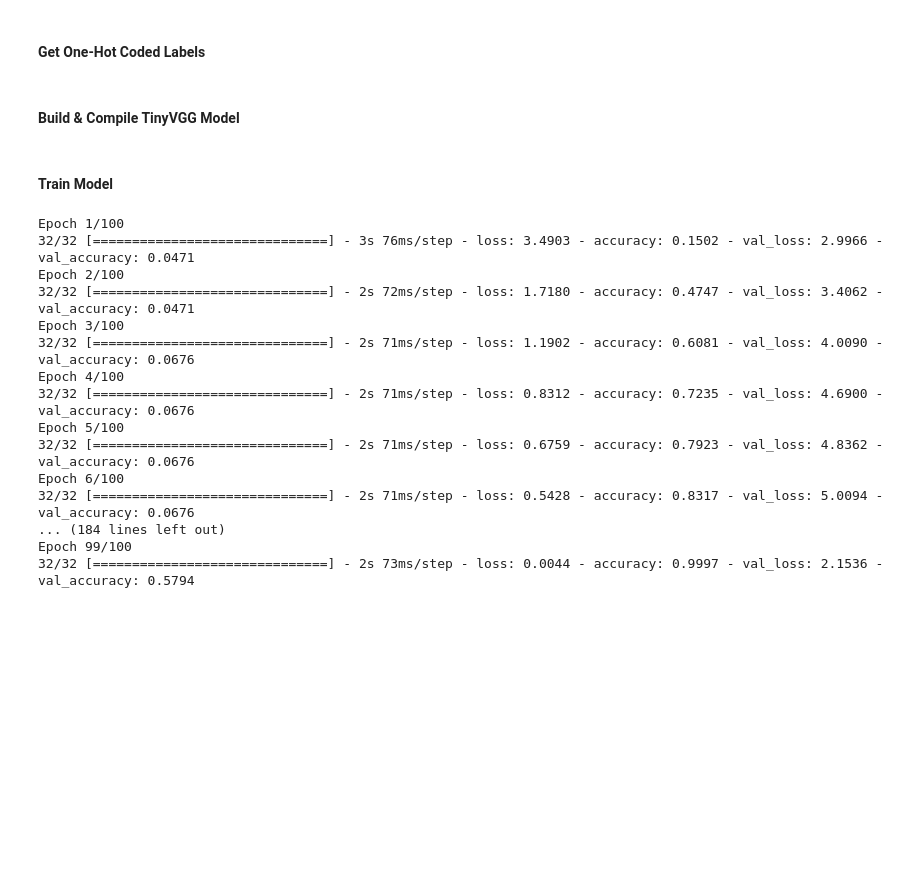
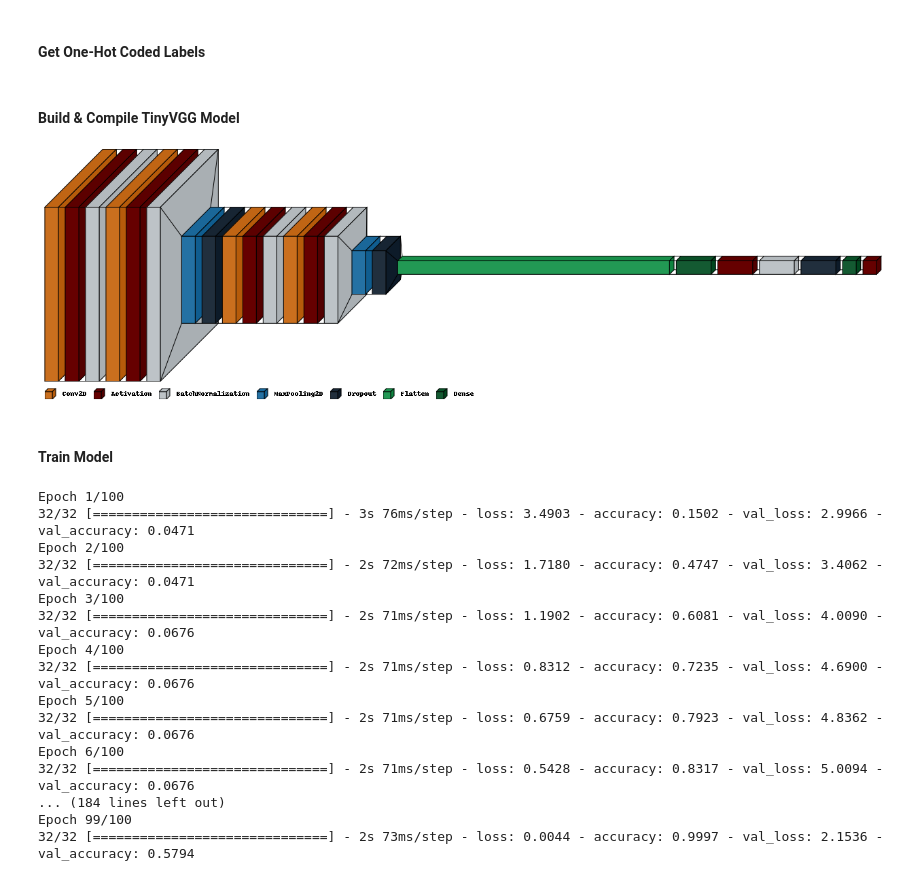
Before and after one commit to catch-n-release/drig, a Jupyter notebook: notebooks/TinyVGG_on_Flowers17.ipynb, the cells around one changed output. Cells and saved outputs as stored; diff of their text form; code cells hidden in the pictures; blank space fills up the shorter version.

```diff
--- a/notebooks/TinyVGG_on_Flowers17.ipynb
+++ b/notebooks/TinyVGG_on_Flowers17.ipynb
@@ -50,6 +51,10 @@ test_y=LabelBinarizer().fit_transform(test_y)
 opt=SGD(lr=0.05)
 model=TinyVGG.build(width=64, height=64, depth=3, classes=len(classes))
 model.compile(loss="categorical_crossentropy", optimizer=opt, metrics=["accuracy"])
+# %%
+visualize_network(model)
+# %% [output]
+[figure, added]
 # %% [markdown]
 #### Train Model
 # %%
```
Also changed, not shown: parts of 1 cell of this notebook, 2 other files.
